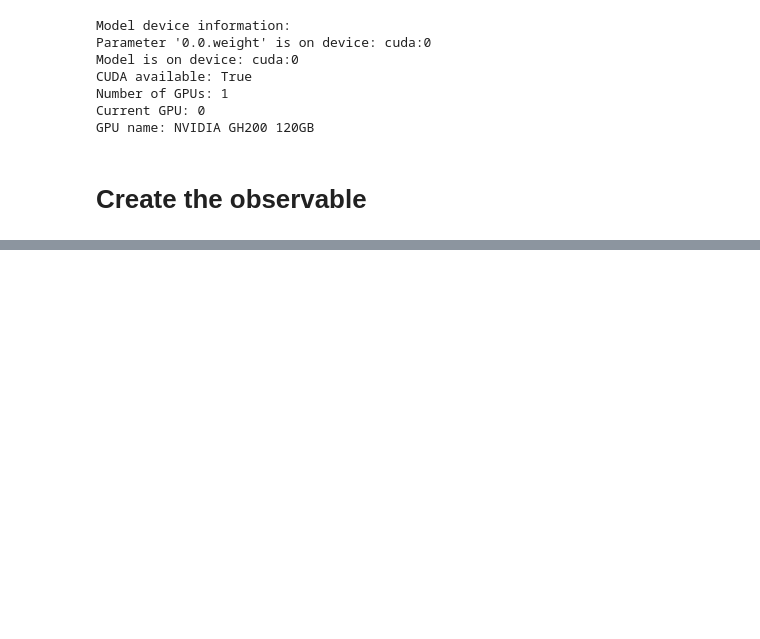
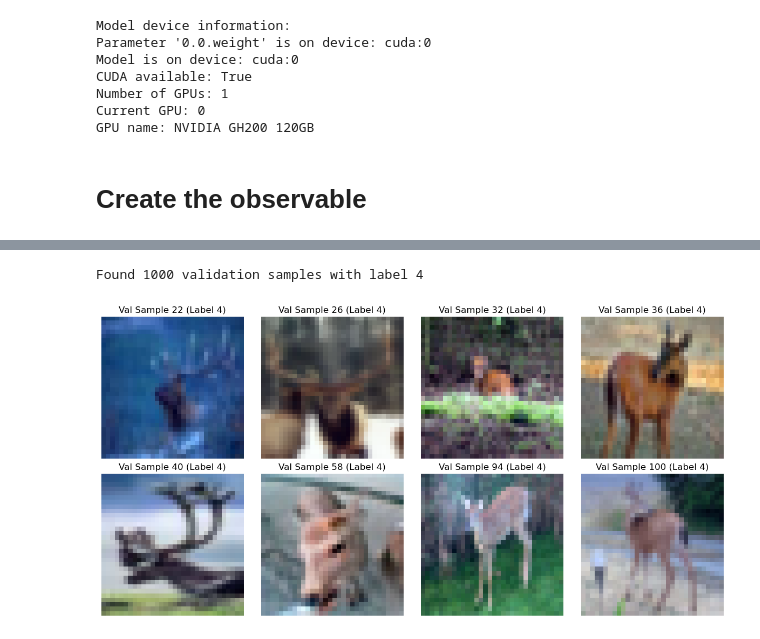
Before and after one commit to jrosseruk/infusion, a Jupyter notebook: infusion_cifar.ipynb, the cells around one changed output, grey strips where cells are left out. Cells and saved outputs as stored; diff of their text form; code cells hidden in the pictures; blank space fills up the shorter version.

```diff
--- a/infusion_cifar.ipynb
+++ b/infusion_cifar.ipynb
@@ -184,0 +214,36 @@ plt.show()
+# %%
+# Show images from validation set of label 4
+import matplotlib.pyplot as plt
+import numpy as np
+
+LABEL = 4
+
+# Find indices of validation samples with label 4
+val_indices_label_4 = [i for i, (_, label) in enumerate(valid_dataset) if label == LABEL]
+print(f"Found {len(val_indices_label_4)} validation samples with label {LABEL}")
+
+# Show first 8 images with label 4
+fig, axes = plt.subplots(2, 4, figsize=(12, 6))
+axes = axes.flatten()
+
+for i in range(min(8, len(val_indices_label_4))):
+    idx = val_indices_label_4[i]
+    img, label = valid_dataset[idx]
+
+    # Convert tensor to numpy and normalize for display
+    img_np = img.permute(1, 2, 0).numpy()
+    img_np = (img_np - img_np.min()) / (img_np.max() - img_np.min())
+
+    axes[i].imshow(img_np)
+    axes[i].set_title(f'Val Sample {idx} (Label {label})')
+    axes[i].axis('off')
+
+# Hide unused subplots
+for i in range(min(8, len(val_indices_label_4)), 8):
+    axes[i].axis('off')
+
+plt.tight_layout()
+plt.show()
+# %% [output]
+Found 1000 validation samples with label 4
+[figure, added]
```
Also changed, not shown: parts of 2 cells of this notebook, 2 other files.
